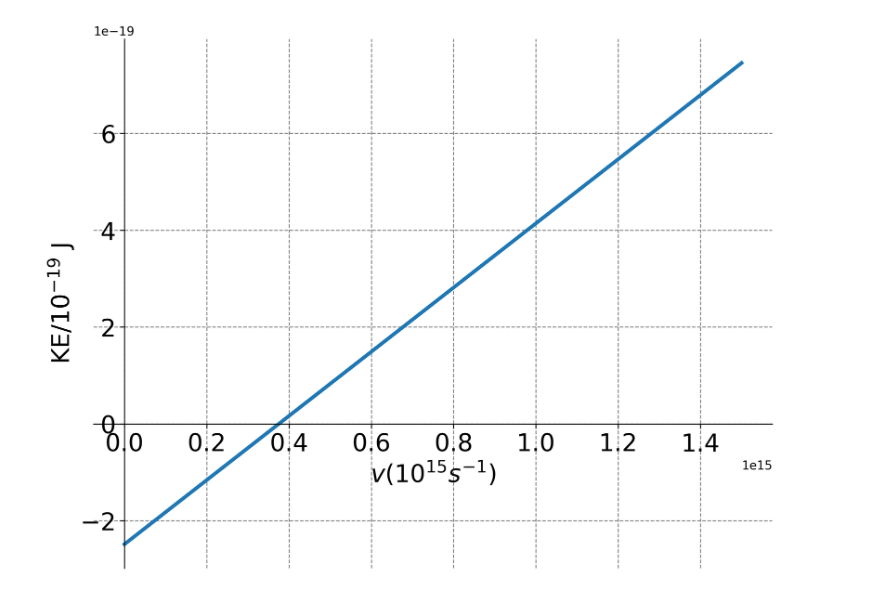
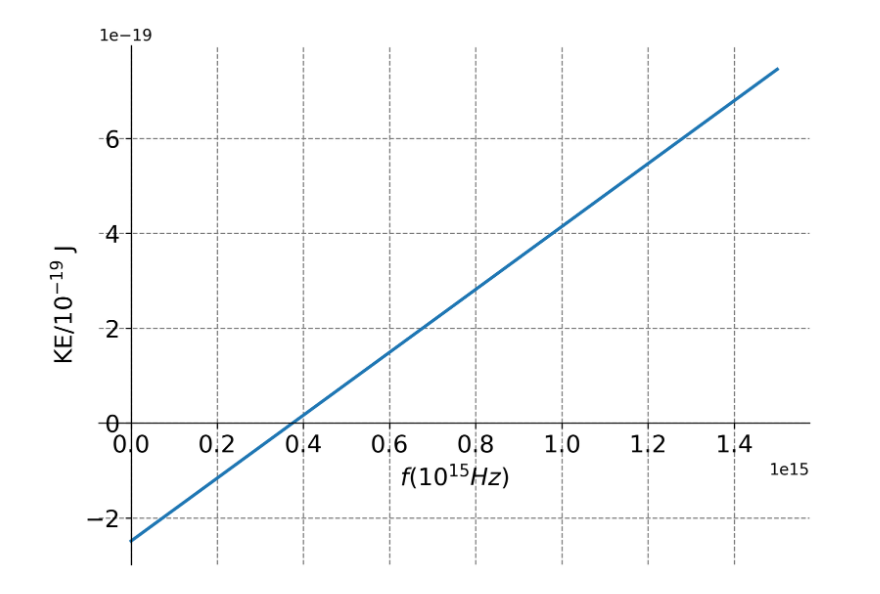
Before and after one commit to roshan2004/Modern-Physics, a Jupyter notebook: Photons/Plots for some equations.ipynb, the cells around one changed output. Drawn from its saved outputs; the diff is of its cells as text; code cells hidden in the pictures.

```diff
--- a/Photons/Plots for some equations.ipynb
+++ b/Photons/Plots for some equations.ipynb
@@ -4,41 +15,41 @@ import matplotlib.pyplot as plt
 # %%
 def define_figure(xlabel="X",ylabel="Y"):
     # setup plot parameters
-    fig = plt.figure(figsize=(10,8), dpi= 300, facecolor='w', edgecolor='k')
+    fig = plt.figure(figsize=(8,6), dpi= 300, facecolor='w', edgecolor='k')
     ax = plt.subplot(111)
     ax.grid(b=True, which='major', axis='both', color='#808080', linestyle='--')
-    ax.set_xlabel(xlabel,size=20)
-    ax.set_ylabel(ylabel,size=20)
-    plt.tick_params(axis='both',labelsize=20)
+    ax.set_xlabel(xlabel,size=15)
+    ax.set_ylabel(ylabel,size=15)
+    plt.tick_params(axis='both',labelsize=15)
     return ax
 # Photoelectric effect for Lithium
 h = 6.626e-34  # converted unites
 c = 3.0E8      # m/s
 
-v0 = 3.75e14 # Threshold frequency for Lithium
+f0 = 3.75e14 # Threshold frequency for Lithium
 
 #Einstein's Photoelectric equation
 def photoelectric(x):
-    return h*x - h*v0  #h*v0 = Work function
+    return h*x - h*f0  #h*f0 = Work function
 
 # initialize a figure
-ax = define_figure(xlabel='$ v (10^{15}s^{-1})$',ylabel="KE$/10^{-19}$ J")
+ax = define_figure(xlabel='$ f (10^{15} Hz)$',ylabel="KE$/10^{-19}$ J")
 # make an array containing domain of wavelengths to consider
 x = np.linspace(0.0,15e14,1000)
 
 # plot quantum result
-ax.plot(x,photoelectric(x),lw=3)
+ax.plot(x,photoelectric(x),lw=2)
 # make legend
 #ax.legend(fontsize=10,markerscale=0.5)
 ax.spines['left'].set_position('zero')
 ax.spines['bottom'].set_position('zero')
 # Eliminate upper and right axes
 ax.spines['right'].set_color('none')
 ax.spines['top'].set_color('none')
 # Show ticks in the left and lower axes only
 ax.xaxis.set_ticks_position('bottom')
 ax.yaxis.set_ticks_position('left')
 ax.ticklabel_format(useOffset=False, style = 'sci')
 plt.savefig('photoelectric.png')
 # %% [output]
-[figure, old version]
+[figure, new version]
```
Also changed, not shown: parts of 1 cell of this notebook, 1 other file.
